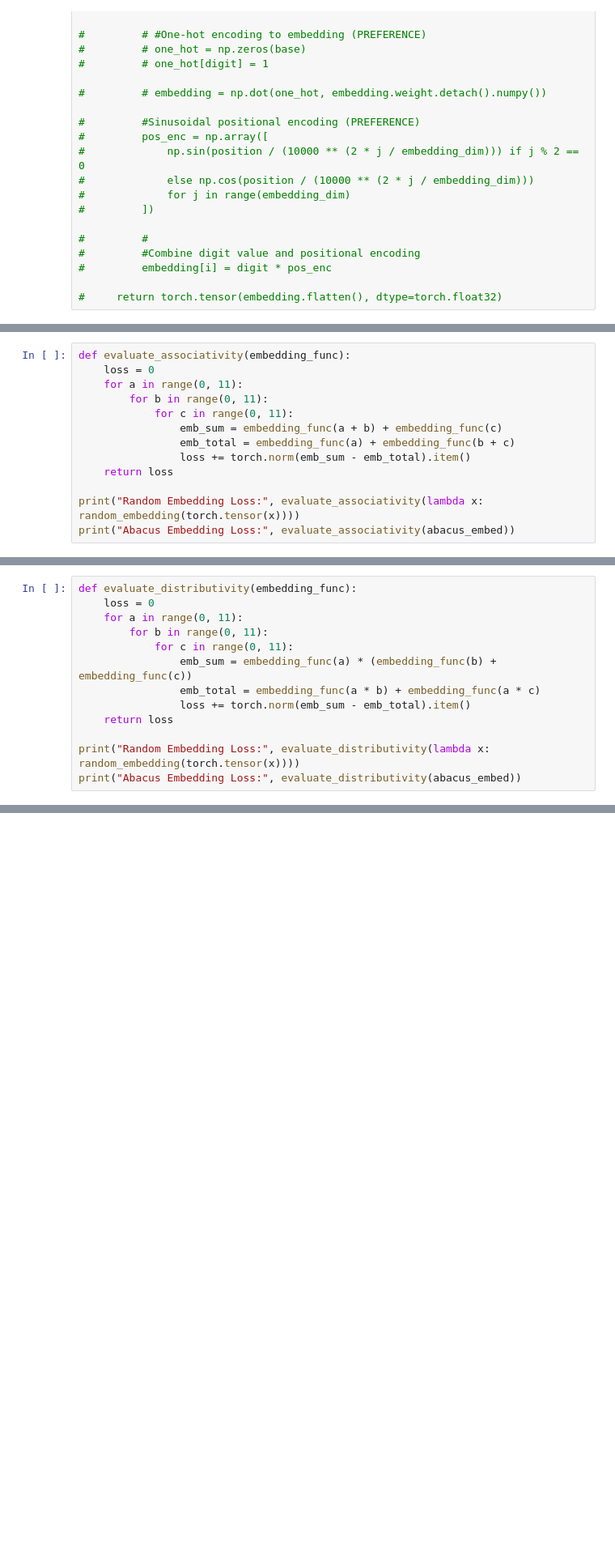
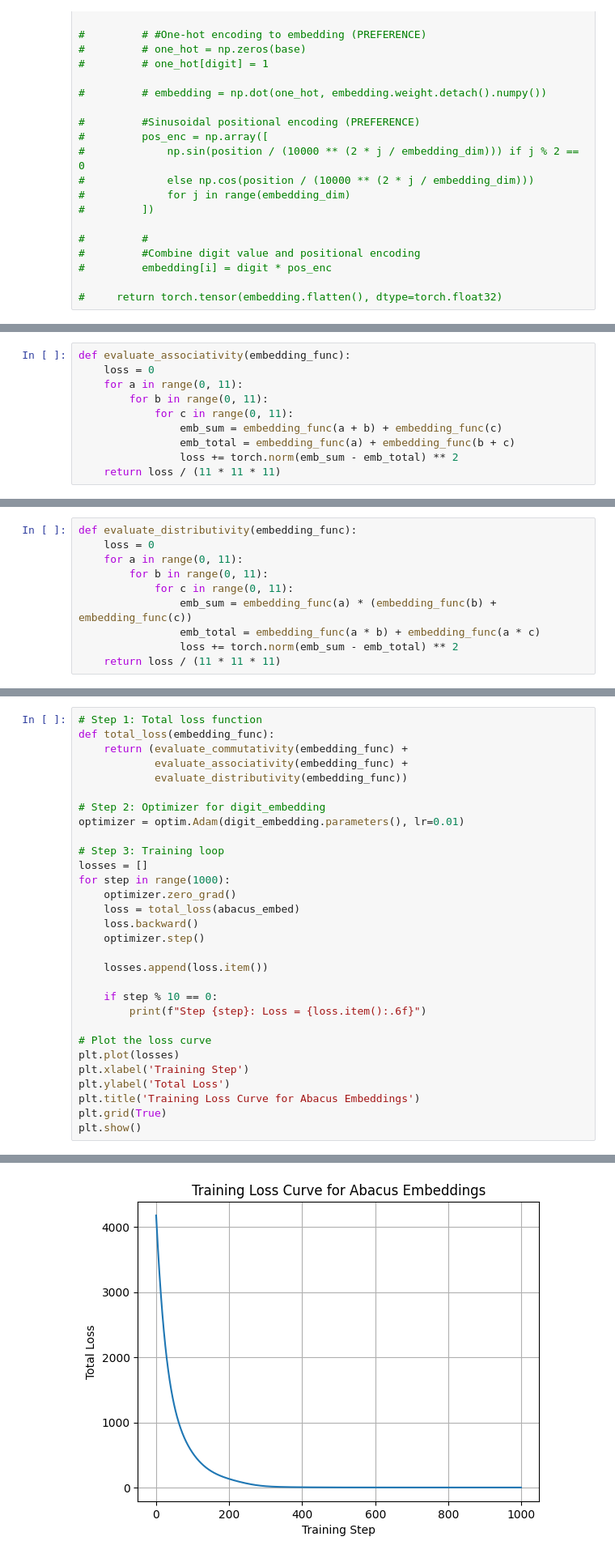
Before and after one commit to coltonKoenig/AbacusEmbedding_GroupTheory, a Jupyter notebook: main.ipynb, the cells around one changed output, grey strips where cells are left out. Shown: that part at 81% size. Drawn from its saved outputs; the diff is of its cells as text; blank space fills up the shorter version.

Commit message:
learning loop for abacus embeddings: improved loss and PCA structure

```diff
--- a/main.ipynb
+++ b/main.ipynb
@@ -93,8 +87,5 @@ def evaluate_associativity(embedding_func):
             for c in range(0, 11):
                 emb_sum = embedding_func(a + b) + embedding_func(c)
                 emb_total = embedding_func(a) + embedding_func(b + c)
-                loss += torch.norm(emb_sum - emb_total).item()
-    return loss
-
-print("Random Embedding Loss:", evaluate_associativity(lambda x: random_embedding(torch.tensor(x))))
-print("Abacus Embedding Loss:", evaluate_associativity(abacus_embed))
+                loss += torch.norm(emb_sum - emb_total) ** 2
+    return loss / (11 * 11 * 11)
@@ -109,8 +97,5 @@ def evaluate_distributivity(embedding_func):
             for c in range(0, 11):
                 emb_sum = embedding_func(a) * (embedding_func(b) + embedding_func(c))
                 emb_total = embedding_func(a * b) + embedding_func(a * c)
-                loss += torch.norm(emb_sum - emb_total).item()
-    return loss
-
-print("Random Embedding Loss:", evaluate_distributivity(lambda x: random_embedding(torch.tensor(x))))
-print("Abacus Embedding Loss:", evaluate_distributivity(abacus_embed))
+                loss += torch.norm(emb_sum - emb_total) ** 2
+    return loss / (11 * 11 * 11)
@@ -119,0 +102,31 @@ Abacus Embedding Loss: 47913.932894706726
+# %%
+# Step 1: Total loss function
+def total_loss(embedding_func):
+    return (evaluate_commutativity(embedding_func) +
+            evaluate_associativity(embedding_func) +
+            evaluate_distributivity(embedding_func))
+
+# Step 2: Optimizer for digit_embedding
+optimizer = optim.Adam(digit_embedding.parameters(), lr=0.01)
+
+# Step 3: Training loop
+losses = []
+for step in range(1000):
+    optimizer.zero_grad()
+    loss = total_loss(abacus_embed)
+    loss.backward()
+    optimizer.step()
+
+    losses.append(loss.item())
+
+    if step % 10 == 0:
+        print(f"Step {step}: Loss = {loss.item():.6f}")
+
+# Plot the loss curve
+plt.plot(losses)
+plt.xlabel('Training Step')
+plt.ylabel('Total Loss')
+plt.title('Training Loss Curve for Abacus Embeddings')
+plt.grid(True)
+plt.show()
+# %% [output]
@@ -120,3 +143,4 @@ Abacus Embedding Loss: 47913.932894706726
+[figure, added]
 # %%
 def PCA_plot():
     numbers = list(range(0, 101))  # 0 to 100
```
Also changed, not shown: parts of 5 cells of this notebook, 1 other file.
